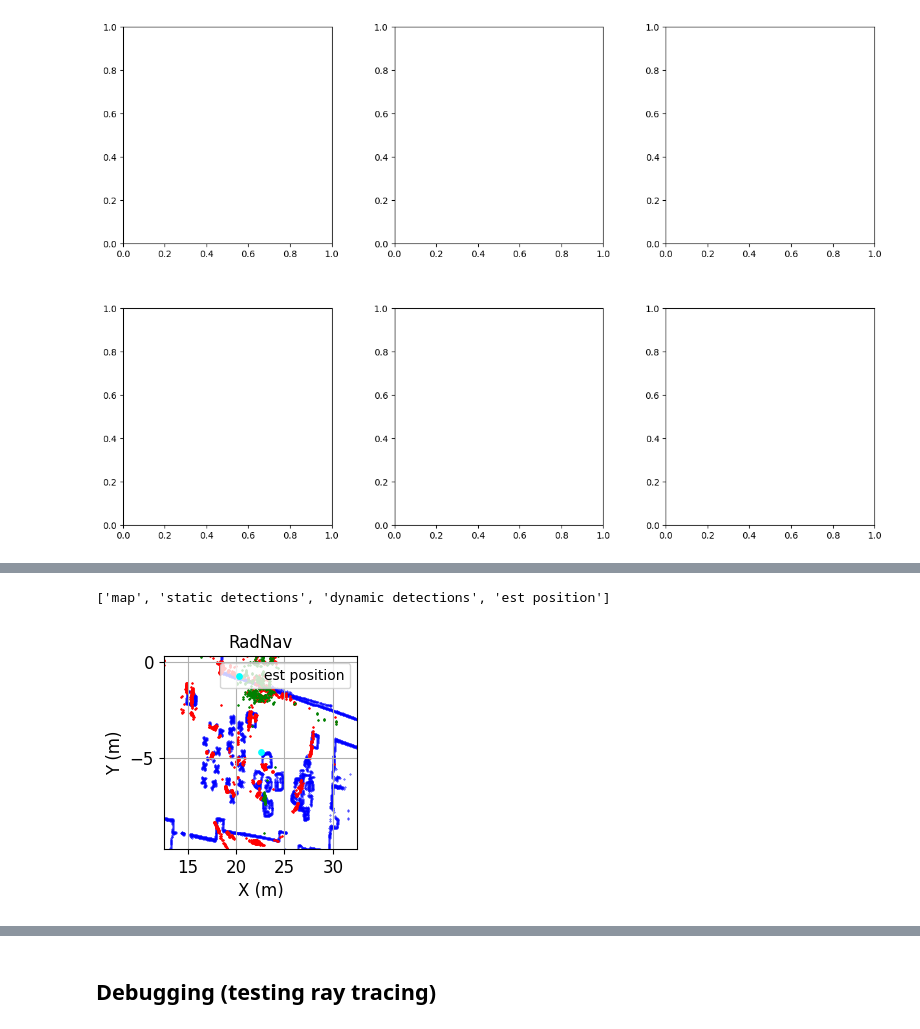
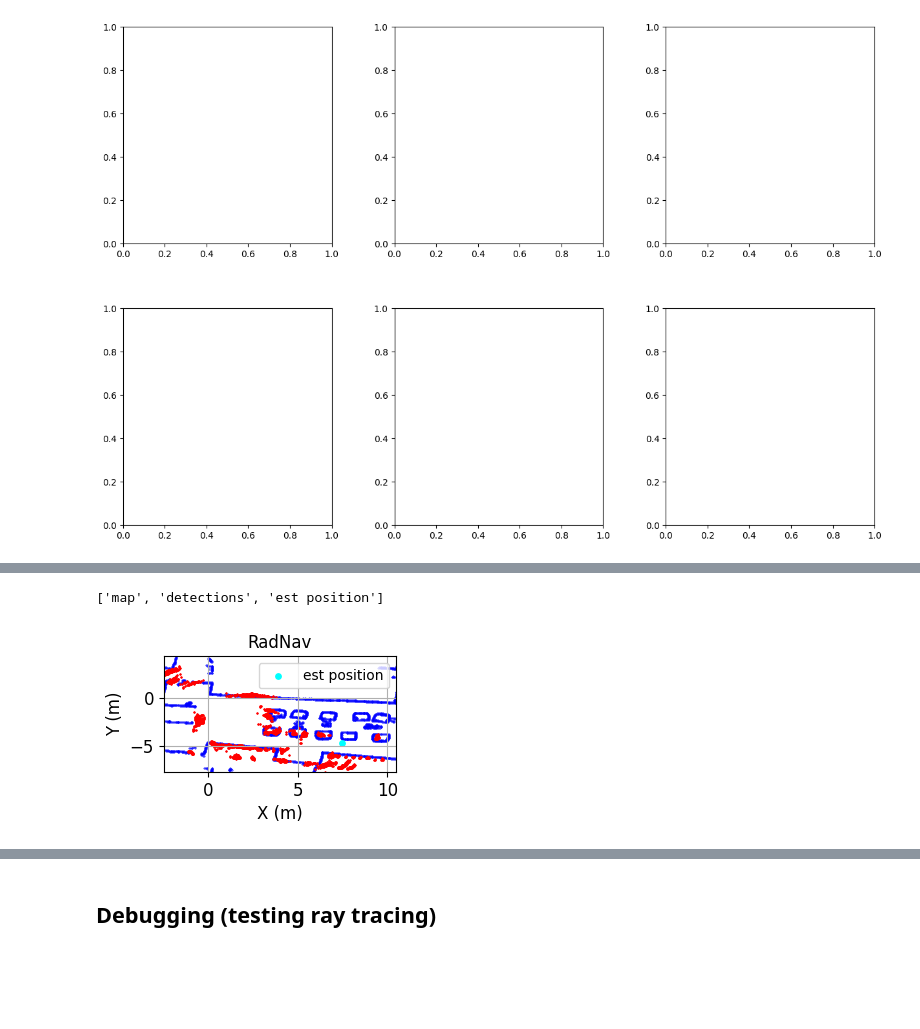
Before and after one commit to davidmhunt/odometry, a Jupyter notebook: notebooks/eval_radnav_stacked_pc_tb.ipynb, the cells around one changed output, grey strips where cells are left out. Drawn from its saved outputs; the diff is of its cells as text; code cells hidden in the pictures; blank space fills up the shorter version.

```diff
--- a/notebooks/eval_radnav_stacked_pc_tb.ipynb
+++ b/notebooks/eval_radnav_stacked_pc_tb.ipynb
@@ -24,11 +24,11 @@ DATASET_PATH=os.getenv("DATASET_DIRECTORY")
 MAP_DIRECTORY=os.getenv("MAP_DIRECTORY")
 
 #setup the datasets
-# folder_name = "WILK"
-folder_name = "WILK_BASEMENT"
-# file_name = "WILK_Multipath_Test_5" #for point cloud comparison (frame 1340)
+folder_name = "WILK"
+# folder_name = "WILK_BASEMENT"
+file_name = "WILK_Multipath_Test_5" #for point cloud comparison (frame 1340)
 # file_name = "WILK_Path_1_No_Dynamic"
-file_name = "wilk_basement_2" #for point cloud processing (frame 780)
+# file_name = "wilk_basement_2" #for point cloud processing (frame 780)
 
 dataset = radnavDS(
     dataset_path=os.path.join(DATASET_PATH,folder_name,file_name), #_spin_recall
@@ -42,6 +42,6 @@ dataset = radnavDS(
 
 map_handler = MapHandler(
     maps_folder=MAP_DIRECTORY,
-    map_file="wilk_basement_revB.yaml"#""wilkinson.yaml"
+    map_file="wilkinson.yaml"#""wilk_basement_revB.yaml"
 )
 # %% [output]
@@ -150,7 +150,7 @@ found temp dir: /home/david/Downloads/radnav_temp_dir
 clearing temp directory /home/david/Downloads/radnav_temp_dir
 [figure]
 # %%
-end_idx = 780#dataset.num_frames #point cloud sample: frame 1340 on Wilk_Multipath_test_5
+end_idx = 960 #point cloud sample: frame 1340 on Wilk_Multipath_test_5 (now 960)
 save_name = file_name + "radar_combined"
 test_bench.run(
     max_frame=end_idx,
@@ -211,39 +213,37 @@ for i in range(len(test_bench.history_position_m)-1):
 print(dist)
 # %%
 #visualizing the point cloud - for point cloud comparison
-fig, axs = plt.subplots(figsize=(2.5,2.5))
+fig, axs = plt.subplots(figsize=(3,1.5))
 
 combined_pc = test_bench.point_cloud_stacker.get_current_stacked_pc_static()
 dynamic_combined_pc = test_bench.point_cloud_stacker.get_current_stacked_pc_dynamic()
 
 test_bench.plotter_localization.marker_size = 0.5
-test_bench.plotter_localization.plot_dynamic_and_static_detections_on_map(
-    static_points=combined_pc,
-    dynamic_points=dynamic_combined_pc,
+test_bench.plotter_localization.plot_detections_on_map(
+    current_points=test_bench.history_pc_stacker_point_clouds[-1],
     heading_rad=test_bench.filter.x[2],
     pose_m=test_bench.filter.x[0:2],
     ax=axs,
-
     show=False
 )
 axs.set_title("RadNav",
                 fontsize=test_bench.plotter_localization.font_size_legend)
 axs.set_xlim(
     test_bench.filter.x[0] - 10,
-    test_bench.filter.x[0] + 10)
+    test_bench.filter.x[0] + 3)
 axs.set_xlabel("X (m)",fontsize=test_bench.plotter_localization.font_size_axis_labels)
 axs.set_ylim(
-    test_bench.filter.x[1] - 5,
-    test_bench.filter.x[1] + 5)
+    test_bench.filter.x[1] - 3,
+    test_bench.filter.x[1] + 9)
 axs.set_ylabel("Y (m)",fontsize=test_bench.plotter_localization.font_size_axis_labels)
 handles,labels = axs.get_legend_handles_labels()
 print(labels)
-axs.legend(handles[3:4], labels[3:4], loc="upper right",fontsize=10)
+axs.legend(handles[2:3], labels[2:3], loc="upper right",fontsize=10)
 
 plt.show()
 # %% [output]
-['map', 'static detections', 'dynamic detections', 'est position']
+['map', 'detections', 'est position']
-[figure, old version]
+[figure, new version]
 # %%
 #visualizing the point cloud - for processing visualization
 fig, axs = plt.subplots(nrows=2,ncols=2,figsize=(7,5))
```
Also changed, not shown: parts of 12 cells of this notebook, 13 other files.
